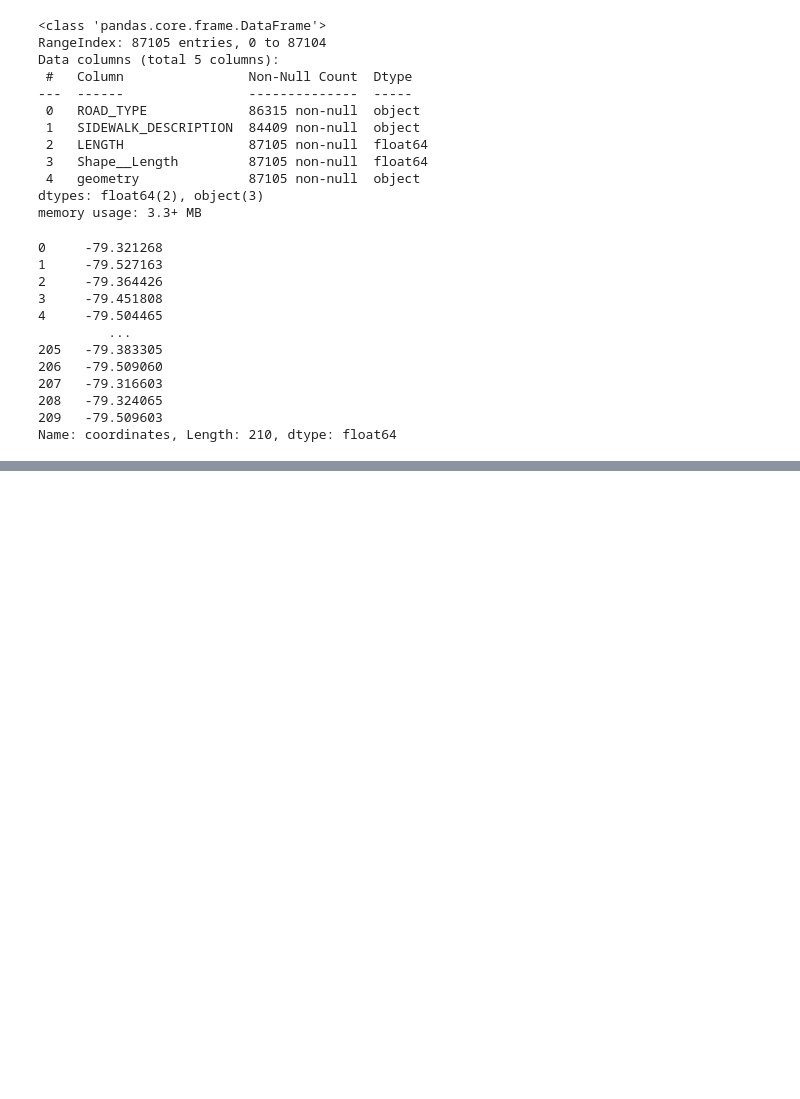
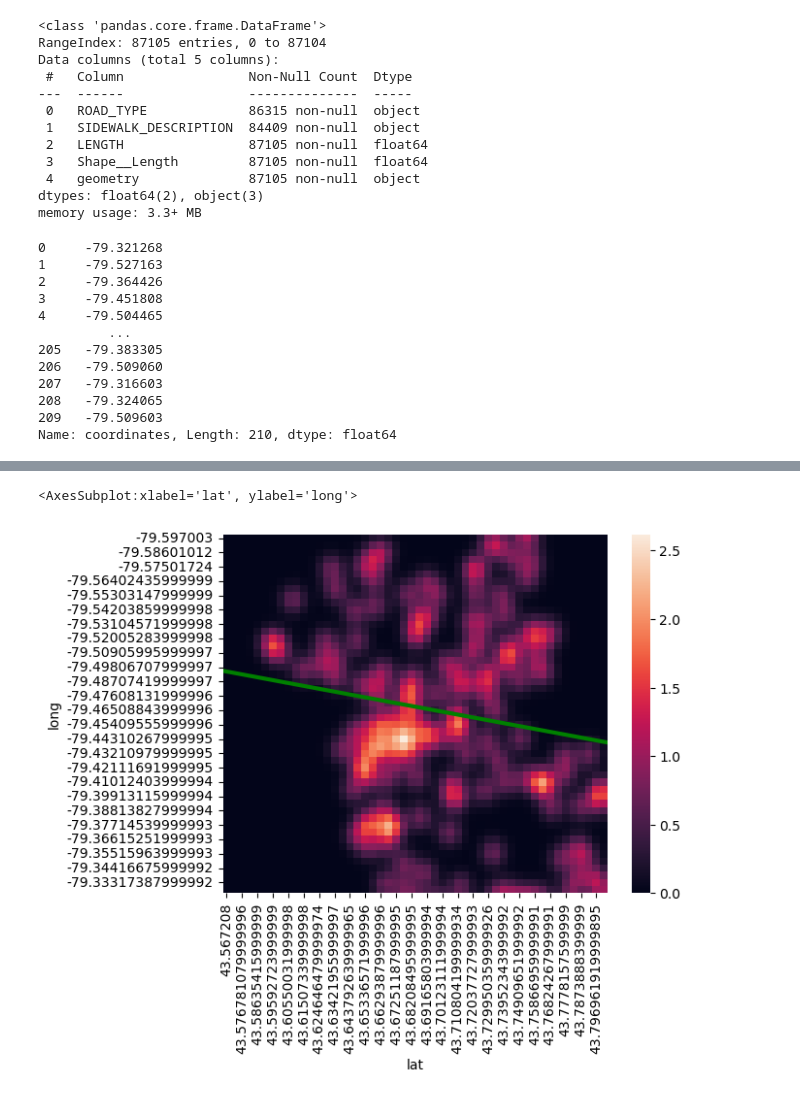
Before and after one commit to geotrieu/transit-ai, a Jupyter notebook: src/preprocessing.ipynb, the cells around one changed output, grey strips where cells are left out. Saved outputs shown, nothing was run; the diff lists cells and outputs as text; code cells hidden in the pictures; blank space fills up the shorter version.

```diff
--- a/src/preprocessing.ipynb
+++ b/src/preprocessing.ipynb
@@ -199,0 +213,9 @@ ax.scatter(scores["lat"], scores["long"], scores["score"])
+# %%
+ax = sns.heatmap(scores.pivot("long", "lat", "score"), )
+y_begin_hm = int((y_begin - longs[0]) / (longs[-1] - longs[0]))
+y_end_hm = min(enumerate(longs), key=lambda y: abs(y_end - y[1]))
+ax.plot([0, 50], [19, 29], linewidth=3, color='g')
+ax
+# %% [output]
+<AxesSubplot:xlabel='lat', ylabel='long'>
+[figure, added]
```
Also changed, not shown: parts of 11 cells of this notebook.
